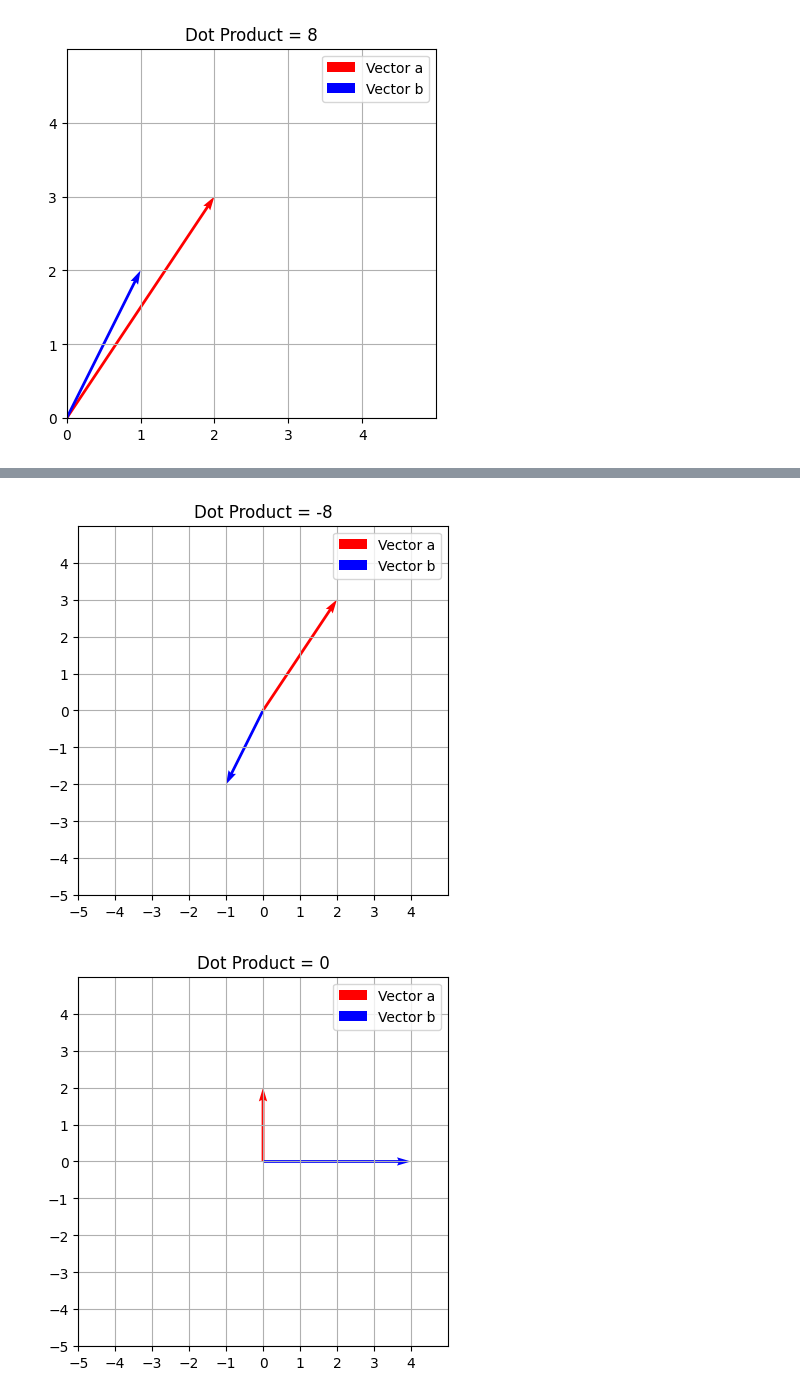
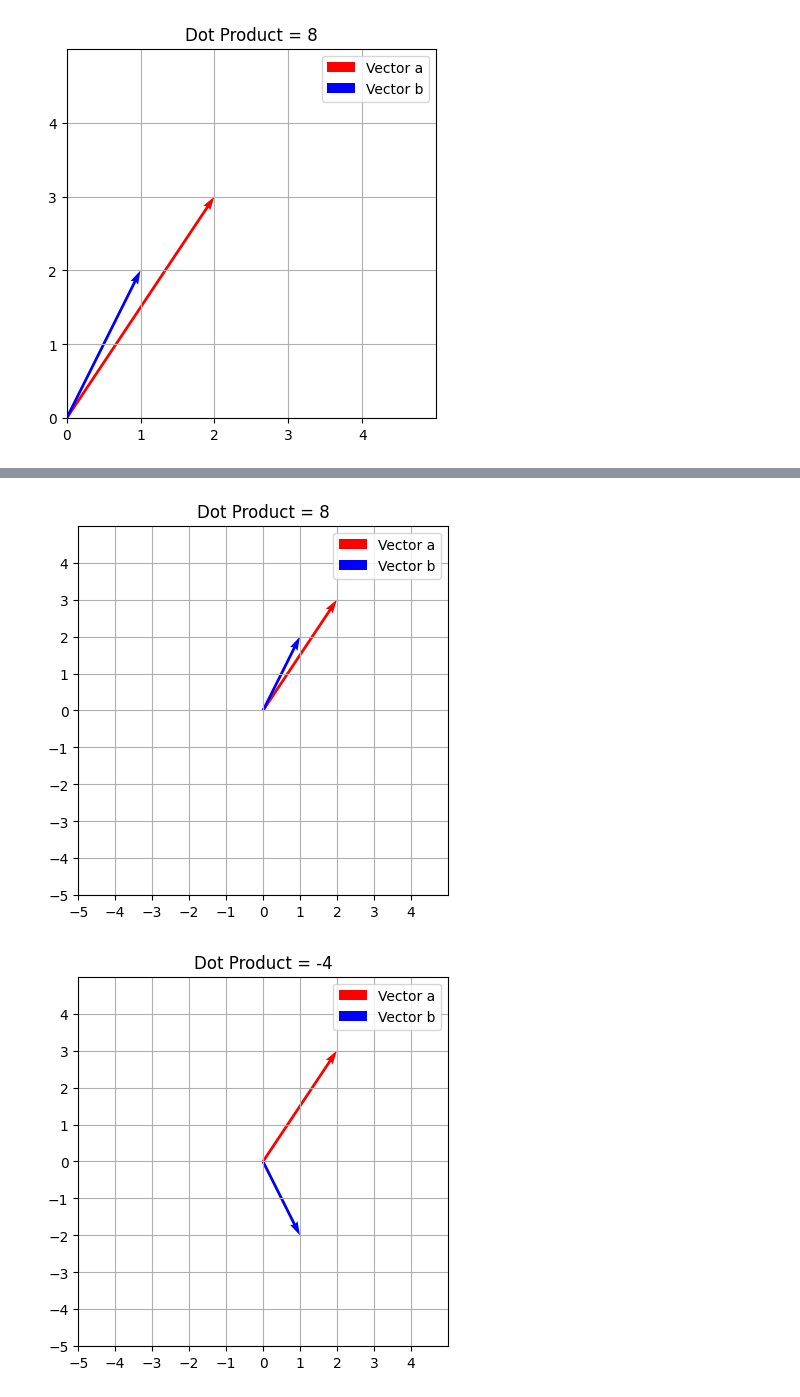
Before and after one commit to navi-csnp/ML, a Jupyter notebook: day2_Vector_DotProduct_Visualization.ipynb, the cells around one changed output, grey strips where cells are left out. Cells and saved outputs as stored; diff of their text form; code cells hidden in the pictures.

```diff
--- a/day2_Vector_DotProduct_Visualization.ipynb
+++ b/day2_Vector_DotProduct_Visualization.ipynb
@@ -113,49 +89,31 @@ plt.show()
-# %%
-b = np.array([-1, -2])
-
-dot = np.dot(a, b)
-
-fig, axes = plt.subplots()
-
-axes.quiver(0, 0, a[0], a[1],angles='xy', scale_units='xy', scale=1,color='r', label='Vector a')
-axes.quiver(0, 0, b[0], b[1],angles='xy', scale_units='xy', scale=1,color='b', label='Vector b')
-
-axes.set_xlim(-5, 5)
-axes.set_ylim(-5, 5)
-axes.set_xticks(np.arange(-5, 5, 1))
-axes.set_yticks(np.arange(-5, 5, 1))
-
-axes.set_title(f"Dot Product = {dot}")
-
-axes.grid()
-axes.set_aspect('equal')
-axes.legend()
-
-plt.show()
-# %% [output]
-[figure, removed]
-# %%
-a = np.array([0, 2])
-b = np.array([4, 0])
-
-dot = np.dot(a, b)
-
-fig, axes = plt.subplots()
-
-axes.quiver(0, 0, a[0], a[1],angles='xy', scale_units='xy', scale=1,color='r', label='Vector a')
-axes.quiver(0, 0, b[0], b[1],angles='xy', scale_units='xy', scale=1,color='b', label='Vector b')
-
-axes.set_xlim(-5, 5)
-axes.set_ylim(-5, 5)
-axes.set_xticks(np.arange(-5, 5, 1))
-axes.set_yticks(np.arange(-5, 5, 1))
-
-axes.set_title(f"Dot Product = {dot}")
-
-axes.grid()
-axes.set_aspect('equal')
-axes.legend()
-
-plt.show()
-# %% [output]
-[figure, removed]
+# %%
+vectors_b = [
+    np.array([1, 2]),     # similar
+    np.array([1, -2]),    # angled
+    np.array([-1, -2]),   # opposite
+    np.array([4, 0])      # perpendicular
+]
+
+for b in vectors_b:
+    dot = np.dot(a, b)
+
+    fig, axes = plt.subplots()
+
+    axes.quiver(0, 0, a[0], a[1],angles='xy', scale_units='xy', scale=1,color='r', label='Vector a')
+    axes.quiver(0, 0, b[0], b[1],angles='xy', scale_units='xy', scale=1,color='b', label='Vector b')
+
+    axes.set_xlim(-5, 5)
+    axes.set_ylim(-5, 5)
+    axes.set_xticks(np.arange(-5, 5, 1))
+    axes.set_yticks(np.arange(-5, 5, 1))
+
+    axes.set_title(f"Dot Product = {dot}")
+
+    axes.grid()
+    axes.set_aspect('equal')
+    axes.legend()
+
+    plt.show()
+# %% [output]
+[figure, added]
+[figure, added]
```
Also changed, not shown: parts of 5 cells of this notebook.
